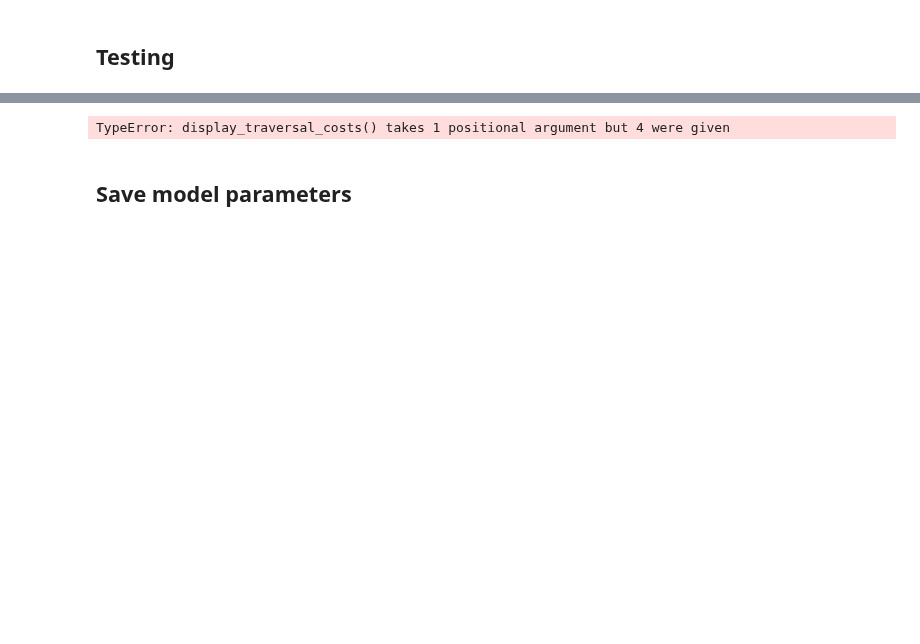
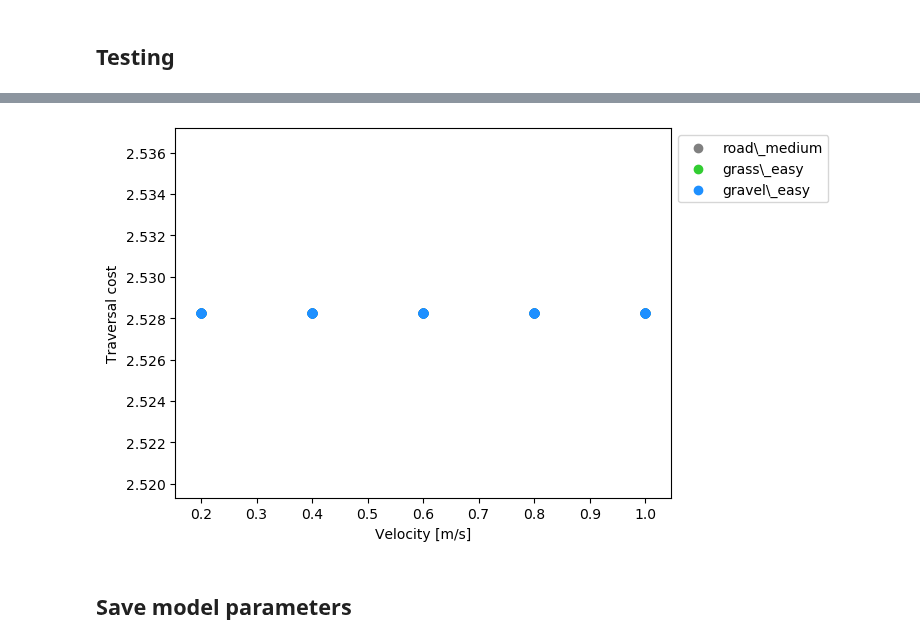
Before and after one commit to Whojo/Autonomous-Navigation-Offroad-by-traversability-analysis, a Jupyter notebook: src/traversal_cost/supervised_network/main.ipynb, the cells around one changed output, grey strips where cells are left out. Drawn from its saved outputs; the diff is of its cells as text; code cells hidden in the pictures; blank space fills up the shorter version.

```diff
--- a/src/traversal_cost/supervised_network/main.ipynb
+++ b/src/traversal_cost/supervised_network/main.ipynb
@@ -208,7 +216,7 @@ def compute_traversal_costs(dataset,
 
         print(f"not only test ok !")
 
-        labels_df = pd.read_csv(dataset + "labels.csv",
+        labels_df = pd.read_csv(dataset / "labels.csv",
                             converters={"id": str})
 
         # Add an empty column to the dataframe
@@ -219,7 +227,7 @@ def compute_traversal_costs(dataset,
             id = labels_df["id"][i]
 
             # Load the features of the current sample
-            features = np.load(dataset + "features/" + str(id) + ".npy")
+            features = np.load(dataset / "features" / (str(id) + ".npy"))
 
             # Convert the features to a tensor if required
             if to_tensor:
@@ -239,10 +247,10 @@ def compute_traversal_costs(dataset,
 
         print(f"only test ok !")
 
-        labels_df = pd.read_csv(dataset + "labels.csv",
+        labels_df = pd.read_csv(dataset / "labels.csv",
                             converters={"id": str})
 
-        test_data_labels_df =  pd.read_csv(dataset + "traversalcosts_test.csv",
+        test_data_labels_df =  pd.read_csv(dataset / "traversalcosts_test.csv",
                             converters={"id": str})
 
 
@@ -256,7 +264,7 @@ def compute_traversal_costs(dataset,
             id = test_data_labels_df["id"][i]
 
             # Load the features of the current sample
-            features = np.load(dataset + "features/" + str(id) + ".npy")
+            features = np.load(dataset / "features" / (str(id) + ".npy"))
             #print(f"feature is {features}")
 
             # Convert the features to a tensor if required
@@ -306,15 +352,10 @@ def plot_theorical_cost(dictionnary, epoch):
 # %%
-# Display the traversal costs
-#plt.figure(figsize=(10))
-
-
-cost_graph = traversalcost.utils.display_traversal_costs(costs_df, False, params.supervised_learning.terrain_cost,
-                                                         params.supervised_learning.NB_EPOCHS)
-#cost_graph_with_theorical_cost = traversalcost.utils.plot_theorical_cost(params.supervised_learning.terrain_cost,
-#                                                                         params.supervised_learning.NB_EPOCHS)
+cost_graph = traversalcost.utils.display_traversal_costs(costs_df.rename(columns={"predicted_cost": "cost"}))#, False, params.supervised_learning.terrain_cost,
+                                                        #  params.supervised_learning.NB_EPOCHS)
+# plot_theorical_cost(params.supervised_learning.terrain_cost, params.supervised_learning.NB_EPOCHS)
 #cost_graph = traversalcost.utils.display_traversal_costs_whiskers(costs_df)
 # %% [output]
-TypeError: display_traversal_costs() takes 1 positional argument but 4 were given
+[figure, added]
 # %% [markdown]
 ## Save model parameters
 # %%
```
Also changed, not shown: parts of 8 cells of this notebook.
